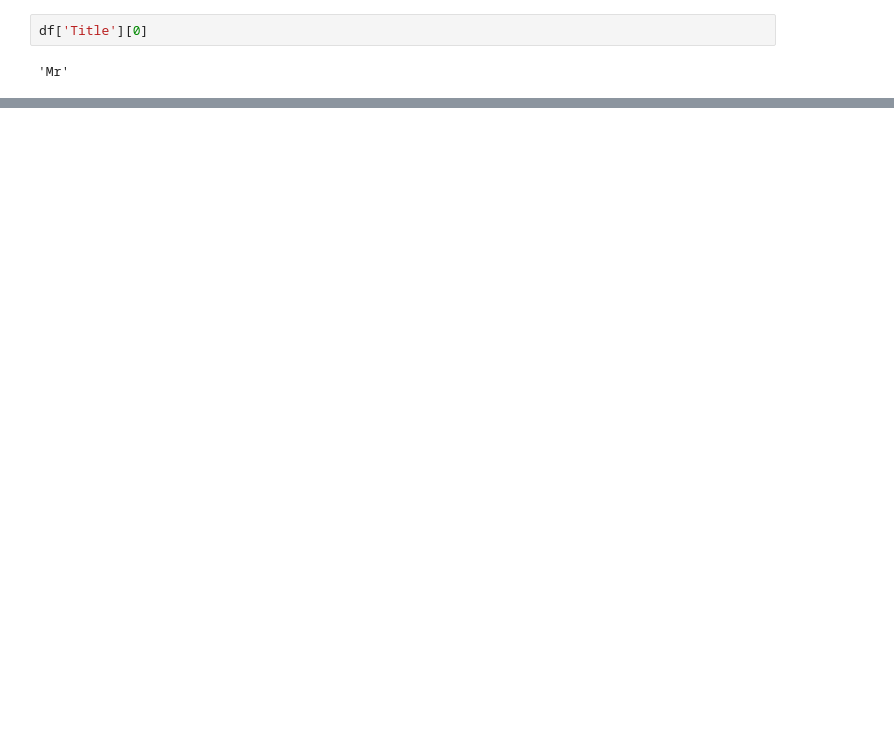
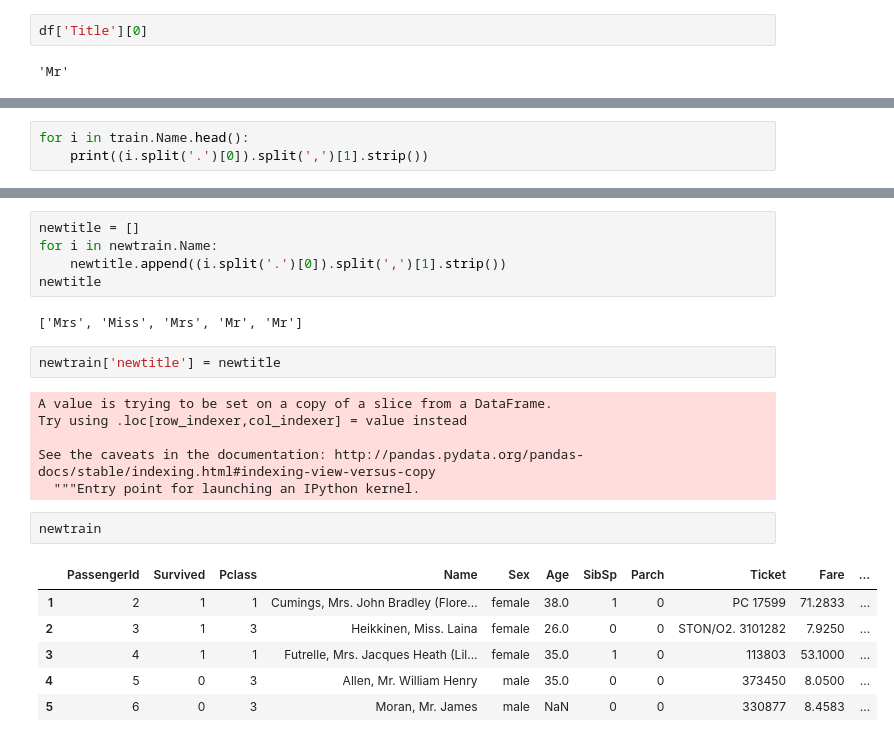
Before and after one commit to davidtnly/Python, a Jupyter notebook: MachineLearning/00-ground-zero.ipynb, the cells around one changed output, grey strips where cells are left out. Saved outputs shown, nothing was run; the diff lists cells and outputs as text; blank space fills up the shorter version.

```diff
--- a/MachineLearning/00-ground-zero.ipynb
+++ b/MachineLearning/00-ground-zero.ipynb
@@ -148,0 +200,3 @@ df['Title'][0]
+# %%
+for i in train.Name.head():
+    print((i.split('.')[0]).split(',')[1].strip())
@@ -148,0 +220,24 @@ df['Title'][0]
+# %%
+newtitle = []
+for i in newtrain.Name:
+    newtitle.append((i.split('.')[0]).split(',')[1].strip())
+newtitle
+# %% [output]
+['Mrs', 'Miss', 'Mrs', 'Mr', 'Mr']
+# %%
+newtrain['newtitle'] = newtitle
+# %% [output]
+A value is trying to be set on a copy of a slice from a DataFrame.
+Try using .loc[row_indexer,col_indexer] = value instead
+
+See the caveats in the documentation: http://pandas.pydata.org/pandas-docs/stable/indexing.html#indexing-view-versus-copy
+  """Entry point for launching an IPython kernel.
+# %%
+newtrain
+# %% [output]
+|  | PassengerId | Survived | Pclass | Name | Sex | Age | SibSp | Parch | Ticket | Fare | ... |
+| 1 | 2 | 1 | 1 | Cumings, Mrs. John Bradley (Flore... | female | 38.0 | 1 | 0 | PC 17599 | 71.2833 | ... |
+| 2 | 3 | 1 | 3 | Heikkinen, Miss. Laina | female | 26.0 | 0 | 0 | STON/O2. 3101282 | 7.9250 | ... |
+| 3 | 4 | 1 | 1 | Futrelle, Mrs. Jacques Heath (Lil... | female | 35.0 | 1 | 0 | 113803 | 53.1000 | ... |
+| 4 | 5 | 0 | 3 | Allen, Mr. William Henry | male | 35.0 | 0 | 0 | 373450 | 8.0500 | ... |
+| 5 | 6 | 0 | 3 | Moran, Mr. James | male | NaN | 0 | 0 | 330877 | 8.4583 | ... |
```
Also changed, not shown: parts of 49 cells of this notebook, 3 other files.
